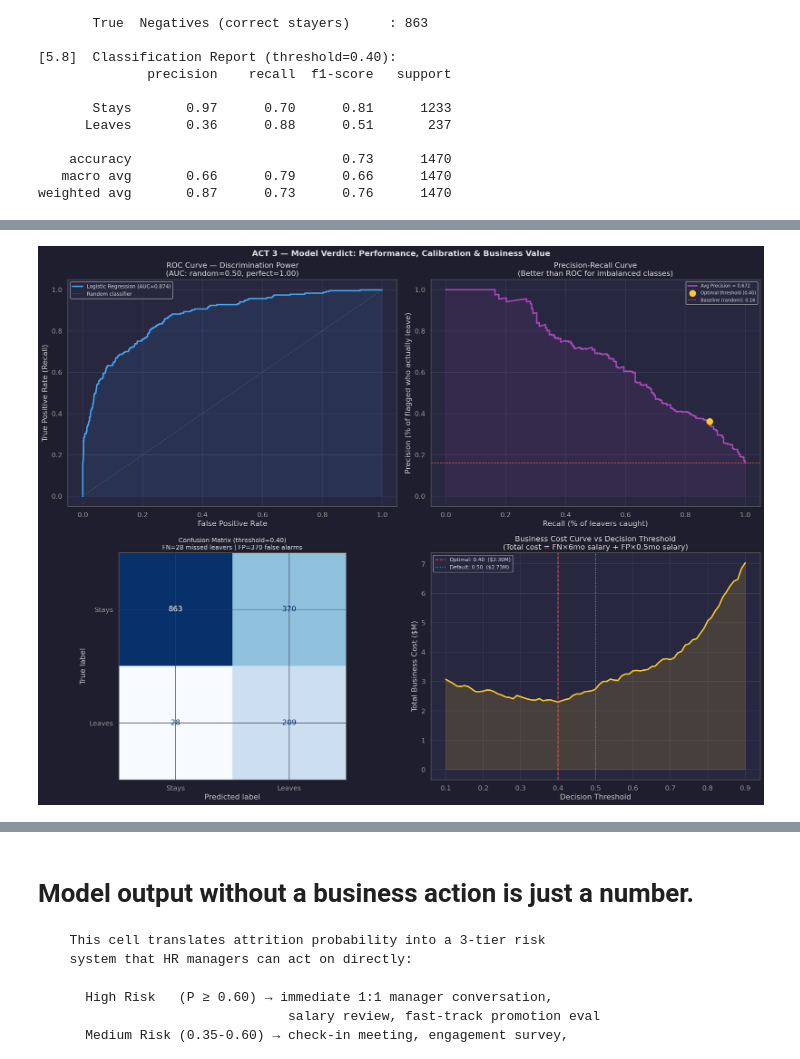
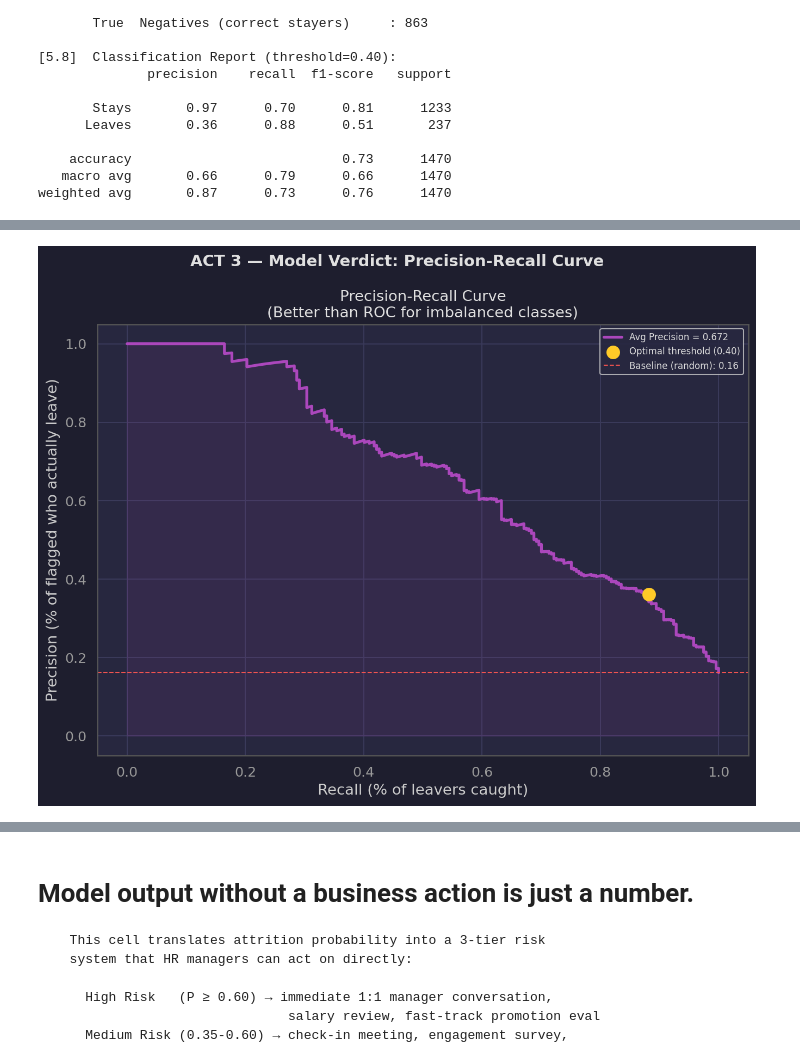
Before and after one commit to PrajwalKapnoor/-bank-churn-visual-eda, a Jupyter notebook: employee_attrition_predictor.ipynb, the cells around one changed output, grey strips where cells are left out. Drawn from its saved outputs; the diff is of its cells as text; code cells hidden in the pictures.

```diff
--- a/employee_attrition_predictor.ipynb
+++ b/employee_attrition_predictor.ipynb
@@ -628,78 +614,34 @@ weighted avg       0.87      0.73      0.76      1470
 # %%
+# ─────────────────────────────────────────────────────────────────────────────
+# PLOT 2 — Precision-Recall Curve with optimal threshold marker
+# ─────────────────────────────────────────────────────────────────────────────
 
-fig, axes = plt.subplots(2, 2, figsize=(18, 14))
-fig.suptitle("ACT 3 — Model Verdict: Performance, Calibration & Business Value",
+fig, ax = plt.subplots(figsize=(9, 7))
+fig.suptitle("ACT 3 — Model Verdict: Precision-Recall Curve",
              fontsize=14, color="#e0e0e0", fontweight="bold")
 
-# Panel 1 — ROC Curve
-ax = axes[0, 0]
-fpr, tpr, _ = roc_curve(y, y_proba)
-auc_score   = roc_auc_score(y, y_proba)
-ax.plot(fpr, tpr, color="#42a5f5", lw=2.5, label=f"Logistic Regression (AUC={auc_score:.3f})")
-ax.plot([0, 1], [0, 1], color="#555", lw=1, ls="--", label="Random classifier")
-ax.fill_between(fpr, tpr, alpha=0.1, color="#42a5f5")
-ax.set_title("ROC Curve — Discrimination Power\n(AUC: random=0.50, perfect=1.00)",
-             color="#e0e0e0")
-ax.set_xlabel("False Positive Rate")
-ax.set_ylabel("True Positive Rate (Recall)")
-ax.legend(fontsize=9)
+prec, rec, pr_thresh = precision_recall_curve(y, y_proba)
+ap_score             = average_precision_score(y, y_proba)
 
-# Panel 2 — Precision-Recall Curve with optimal threshold marker
-ax = axes[0, 1]
-prec, rec, pr_thresh = precision_recall_curve(y, y_proba)
-ap_score = average_precision_score(y, y_proba)
 ax.plot(rec, prec, color="#ab47bc", lw=2.5,
         label=f"Avg Precision = {ap_score:.3f}")
 ax.fill_between(rec, prec, alpha=0.1, color="#ab47bc")
+
 # Mark the optimal threshold point
-opt_prec = precision_recall_curve(y, y_proba)[0]
-opt_rec  = precision_recall_curve(y, y_proba)[1]
 proba_thresh_arr = precision_recall_curve(y, y_proba)[2]
-idx_opt  = np.argmin(np.abs(proba_thresh_arr - best_thresh))
-ax.scatter(opt_rec[idx_opt], opt_prec[idx_opt],
+idx_opt          = np.argmin(np.abs(proba_thresh_arr - best_thresh))
+ax.scatter(rec[idx_opt], prec[idx_opt],
            s=120, color="#ffca28", zorder=5,
            label=f"Optimal threshold ({best_thresh:.2f})")
 ax.axhline(y.mean(), color="#ef5350", lw=1, ls="--",
            label=f"Baseline (random): {y.mean():.2f}")
 ax.set_title("Precision-Recall Curve\n(Better than ROC for imbalanced classes)",
              color="#e0e0e0")
 ax.set_xlabel("Recall (% of leavers caught)")
 ax.set_ylabel("Precision (% of flagged who actually leave)")
 ax.legend(fontsize=8)
 
-# Panel 3 — Confusion matrix at optimal threshold
-ax = axes[1, 0]
-cm   = confusion_matrix(y, y_pred_optimal)
-disp = ConfusionMatrixDisplay(confusion_matrix=cm,
-                               display_labels=["Stays", "Leaves"])
-disp.plot(ax=ax, colorbar=False, cmap="Blues")
-ax.set_title(f"Confusion Matrix (threshold={best_thresh:.2f})\n"
-             f"FN={fn} missed leavers | FP={fp} false alarms",
-             color="#e0e0e0")
-ax.title.set_fontsize(11)
-
-# Panel 4 — Business cost curve across thresholds
-ax = axes[1, 1]
-ax.plot(thresholds, [c / 1e6 for c in business_costs],
-        color="#ffca28", lw=2.5)
-ax.axvline(best_thresh, color="#ef5350", lw=1.5, ls="--",
-           label=f"Optimal: {best_thresh:.2f}  (${best_cost/1e6:.2f}M)")
-ax.axvline(0.50, color="#42a5f5", lw=1.5, ls=":",
-           label=f"Default: 0.50  (${default_cost/1e6:.2f}M)")
-ax.fill_between(thresholds,
-                [c / 1e6 for c in business_costs],
-                alpha=0.15, color="#ffca28")
-ax.set_title("Business Cost Curve vs Decision Threshold\n"
-             "(Total cost = FN×6mo salary + FP×0.5mo salary)",
-             color="#e0e0e0")
-ax.set_xlabel("Decision Threshold")
-ax.set_ylabel("Total Business Cost ($M)")
-ax.legend(fontsize=9)
-
 plt.tight_layout()
 plt.show()
-
-
-# ─────────────────────────────────────────────────────────────────────────────
 # %% [output]
-[figure, old version]
+[figure, new version]
```
Also changed, not shown: parts of 11 cells of this notebook.
